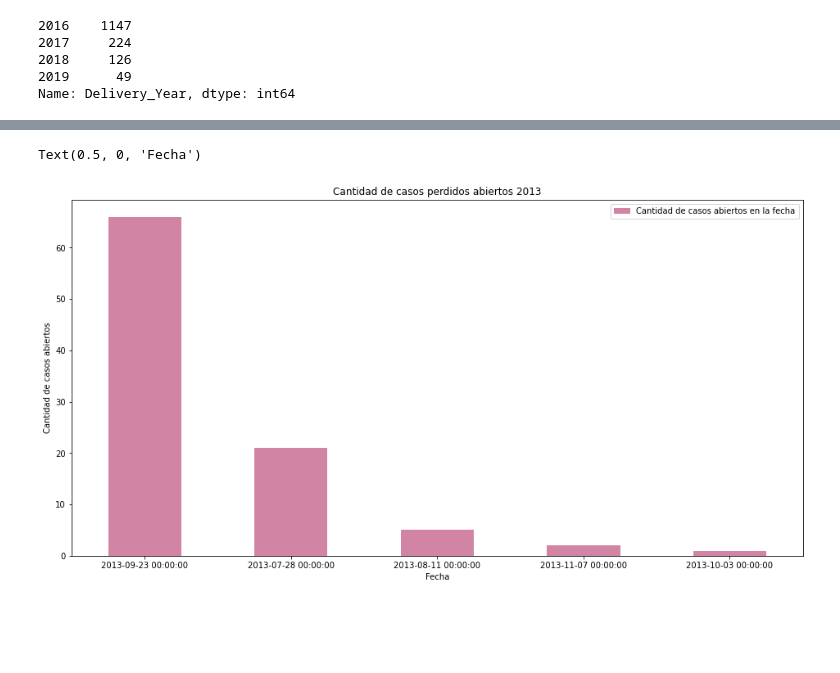
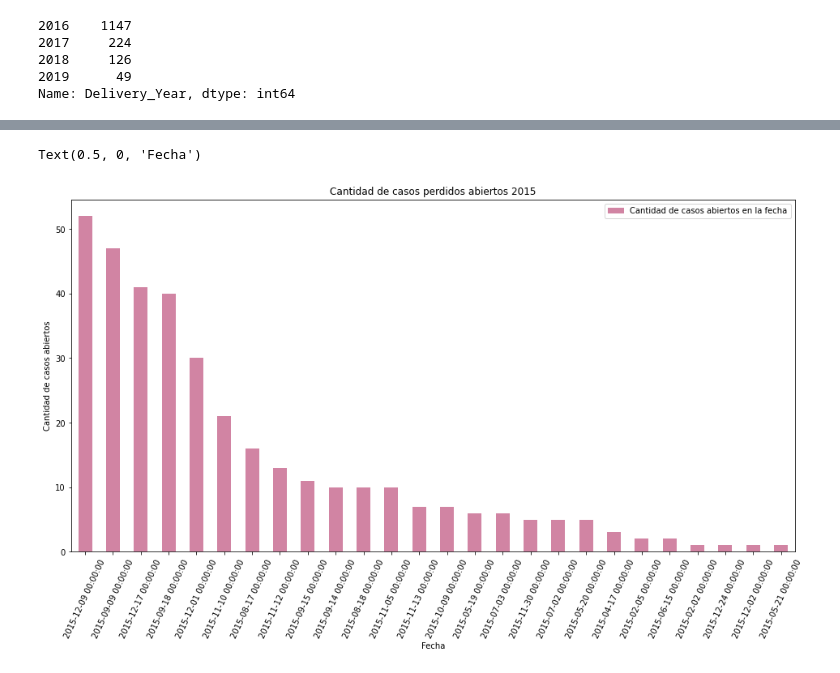
Before and after one commit to Ramaxx95/TP1-Orga-de-Datos, a Jupyter notebook: Visualizaciones/Region_Japan.ipynb, the cells around one changed output, grey strips where cells are left out. Drawn from its saved outputs; the diff is of its cells as text; code cells hidden in the pictures; blank space fills up the shorter version.

```diff
--- a/Visualizaciones/Region_Japan.ipynb
+++ b/Visualizaciones/Region_Japan.ipynb
@@ -109,7 +136,7 @@ japon_cerrados_perdidas_df.Delivery_Year.value_counts()
 2019      49
 Name: Delivery_Year, dtype: int64
 # %%
-casos_perdidos_japon_2013_df = japon_cerrados_perdidas_df[japon_cerrados_perdidas_df.Account_Created_Date.dt.year == 2013]
-casos_perdidos_japon_2013_df
+casos_perdidos_japon_2015_df = japon_cerrados_perdidas_df[japon_cerrados_perdidas_df.Opportunity_Created_Date.dt.year == 2015]
+casos_perdidos_japon_2015_df
 # %% [output]
 |  | ID | Region | Territory | Pricing, Delivery_Terms_Quote_Appr | Pricing, Delivery_Terms_Approved | Bureaucratic_Code_0_Approval | ... |
@@ -128,6 +155,6 @@ casos_perdidos_japon_2013_df
 # %%
-grafico_casos_perdidos_creados_2013_df = casos_perdidos_japon_2013_df.Account_Created_Date.value_counts().to_frame()
-grafico_casos_perdidos_creados_2013_df.columns=['Cantidad de casos abiertos en la fecha']
-grafico_casos_perdidos_creados_2013_df
+grafico_casos_perdidos_creados_2015_df = casos_perdidos_japon_2015_df.Opportunity_Created_Date.value_counts().to_frame()
+grafico_casos_perdidos_creados_2015_df.columns=['Cantidad de casos abiertos en la fecha']
+grafico_casos_perdidos_creados_2015_df
 # %% [output]
 |  | Cantidad de casos abiertos en la ... |
@@ -139,8 +177,8 @@ grafico_casos_perdidos_creados_2013_df
 # %%
-grafico_casos_perdidos_creados_2013_df.plot(kind = 'bar', figsize =(16,8), rot =0, title = 'Cantidad de casos perdidos abiertos 2013', color = (0.7, 0.2, 0.4, 0.6));
+grafico_casos_perdidos_creados_2015_df.plot(kind = 'bar', figsize =(16,8), rot =65, title = 'Cantidad de casos perdidos abiertos 2015', color = (0.7, 0.2, 0.4, 0.6));
 ax=plt.gca()
 ax.set_ylabel('Cantidad de casos abiertos');
 ax.set_xlabel('Fecha')
 # %% [output]
 Text(0.5, 0, 'Fecha')
-[figure, old version]
+[figure, new version]
```
Also changed, not shown: parts of 12 cells of this notebook.
